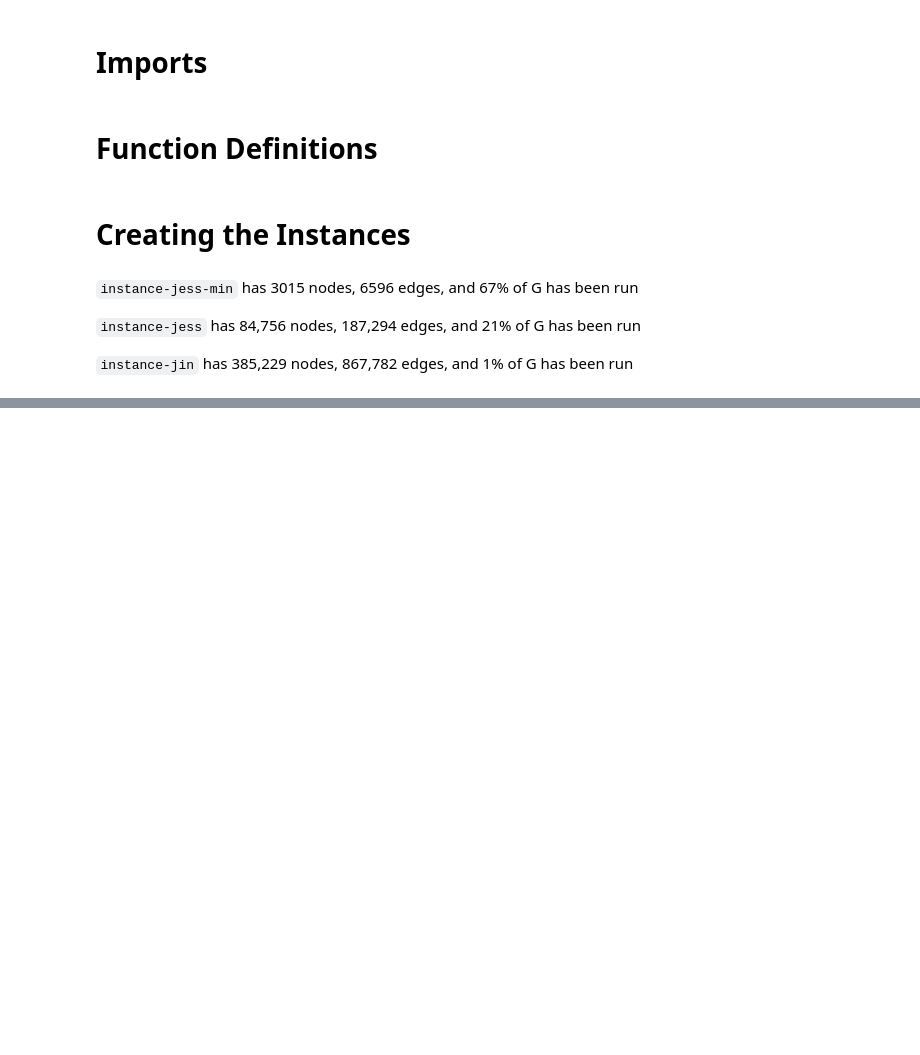
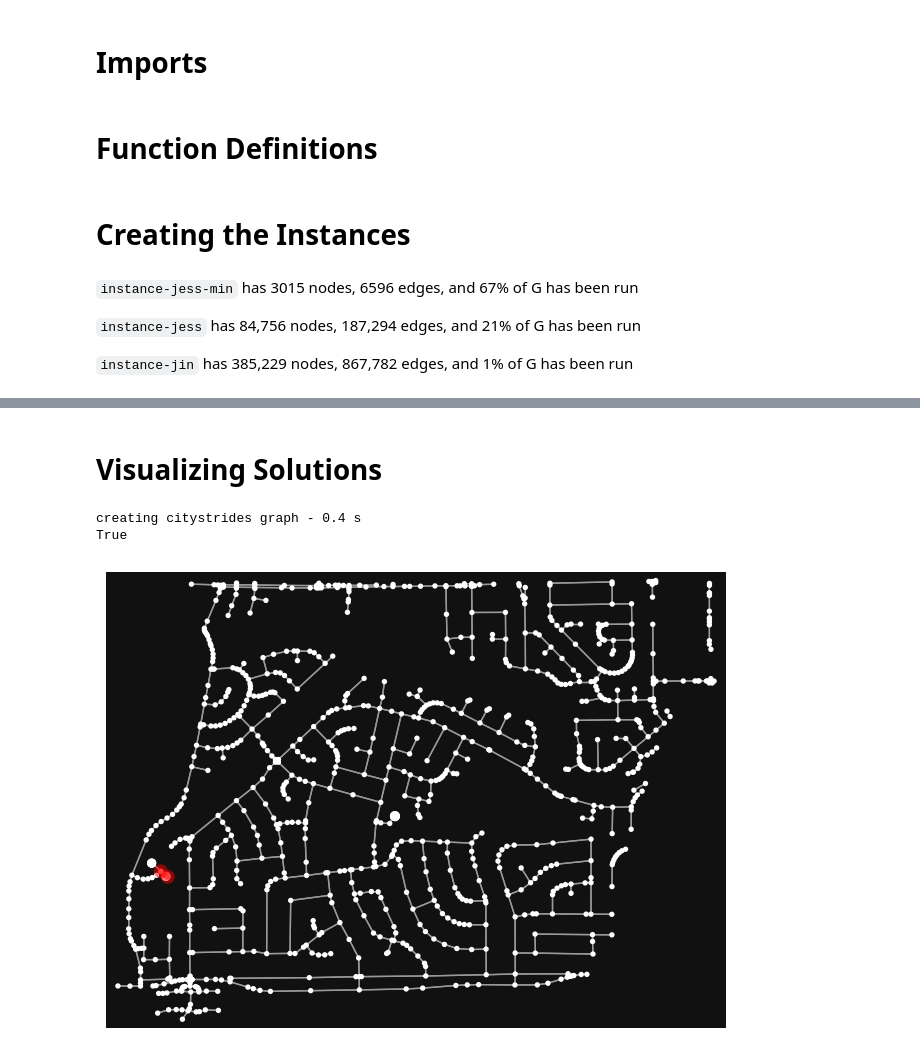
Before and after one commit to jingng/MIE1603-Project, a Jupyter notebook: StravaDataLoader.ipynb, the cells around one changed output, grey strips where cells are left out. Drawn from its saved outputs; the diff is of its cells as text; code cells hidden in the pictures; blank space fills up the shorter version.

Commit message:
Solution Mapping

```diff
--- a/StravaDataLoader.ipynb
+++ b/StravaDataLoader.ipynb
@@ -620,0 +602,27 @@ complete!
+# %% [markdown]
+# Visualizing Solutions
+# %%
+instance_name = "jess-min"
+place = "Sunshine Hills"
+G, gdf = create_cs_graph(place)
+
+with open("instance-jess.pkl_5000.pkl", "rb") as file:
+    sol = pickle.load(file)
+
+# Checking to see if we visit a node more than once... don't think the visualization will work if we do, but unsure.
+print(len(list(sol)) == len(set(sol)))
+
+# Start node
+path = [8581834456]
+
+# Append the first successor from each node into the path list
+for i in range(len(list(sol))):
+    path.append(next(G.successors(path[-1])))
+
+# Path list is the route we're plotting
+fig, ax = ox.plot.plot_graph_route(G, route=path)
+plt.show()
+# %% [output]
+creating citystrides graph - 0.4 s
+True
+[figure, added]
```
Also changed, not shown: parts of 4 cells of this notebook.
